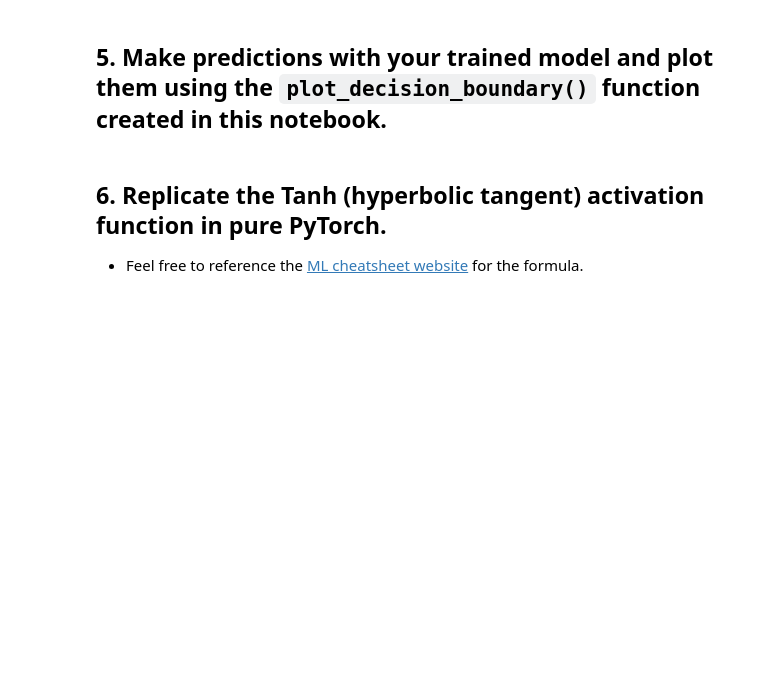
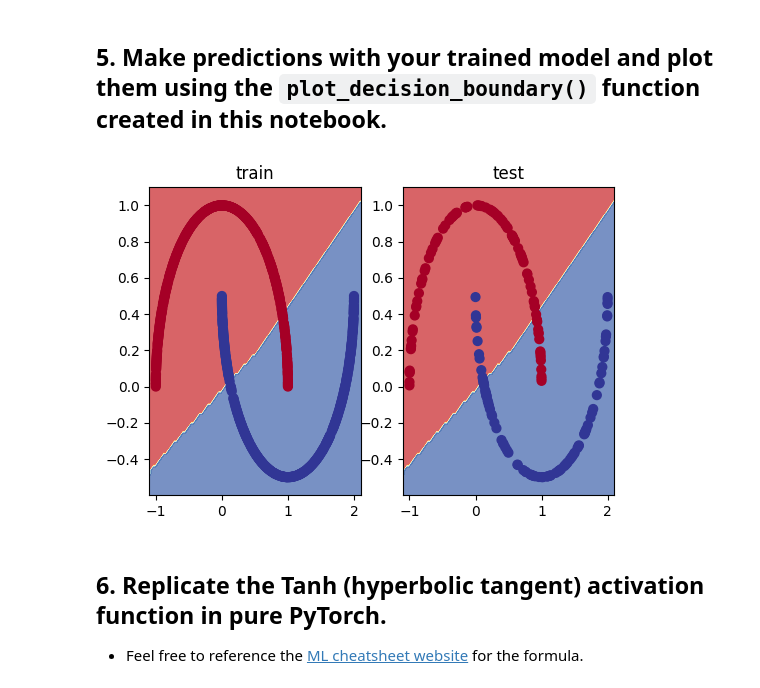
Before and after one commit to kishore779/Pytorch_Programming, a Jupyter notebook: exercises/02_pytorch_classification_exercises.ipynb, the cells around one changed output. Cells and saved outputs as stored; diff of their text form; code cells hidden in the pictures; blank space fills up the shorter version.

```diff
--- a/exercises/02_pytorch_classification_exercises.ipynb
+++ b/exercises/02_pytorch_classification_exercises.ipynb
@@ -45,6 +73,11 @@ import matplotlib.pyplot as plt
 # %%
 # Turn data into tensors of dtype float
-
+X = torch.from_numpy(X).type(torch.float)
+y = torch.from_numpy(y).type(torch.LongTensor)
 
 # Split the data into train and test sets (80% train, 20% test)
 from sklearn.model_selection import train_test_split
+
+X_train, X_test, y_train, y_test = train_test_split(X, y, test_size=0.2, random_state=42)\
+
+X_train[:5], y_train[:5], X_test[:5], y_test[:5]
@@ -57,11 +103,21 @@ from torch import nn
 
 # Inherit from nn.Module to make a model capable of fitting the mooon data
 class MoonModelV0(nn.Module):
-    ## Your code here ##
+    def __init__(self, input_features, output_features, hidden_units=8):
+      super().__init__()
+
+      self.linear_layer_stack = nn.Sequential(
+          nn.Linear(in_features= input_features, out_features=hidden_units),
+          nn.ReLU(),
+          nn.Linear(in_features=hidden_units, out_features=hidden_units),
+          nn.ReLU(),
+          nn.Linear(in_features=hidden_units, out_features=output_features)
+      )
 
     def forward(self, x):
-        ## Your code here ##
-        return
+        return self.linear_layer_stack(x)
 
 # Instantiate the model
+model_0 = MoonModelV0(input_features=2, output_features=1, hidden_units=8).to(device)
+model_0
 ## Your code here ##
@@ -69,8 +135,10 @@ class MoonModelV0(nn.Module):
 ## 3. Setup a binary classification compatible loss function and optimizer to use when training the model built in 2.
 # %%
 # Setup loss function
+loss_fn = nn.BCEWithLogitsLoss()
 
 # Setup optimizer to optimize model's parameters
+optimizer = torch.optim.SGD(params= model_0.parameters(), lr=0.01)
 # %% [markdown]
 ## 4. Create a training and testing loop to fit the model you created in 2 to the data you created in 1.
   * Do a forward pass of the model to see what's coming out in the form of logits, prediction probabilities and labels.
@@ -101,5 +169,5 @@ Pred labels:
 from torchmetrics import Accuracy
 
 ## TODO: Uncomment this code to use the Accuracy function
-# acc_fn = Accuracy(task="multiclass", num_classes=2).to(device) # send accuracy function to device
-# acc_fn
+acc_fn = Accuracy(task="multiclass", num_classes=2).to(device) # send accuracy function to device
+acc_fn
@@ -197,3 +286,14 @@ def plot_decision_boundary(model, X, y):
+# %%
+# Plot decision boundaries for training and test sets
+plt.figure(figsize=(6,4))
+plt.subplot(1,2,1)
+plt.title("train")
+plot_decision_boundary(model_0, X_train, y_train)
+plt.subplot(1,2,2)
+plt.title("test")
+plot_decision_boundary(model_0, X_test, y_test)
+# %% [output]
+[figure, added]
 # %% [markdown]
 ## 6. Replicate the Tanh (hyperbolic tangent) activation function in pure PyTorch.
   * Feel free to reference the [ML cheatsheet website](https://ml-cheatsheet.readthedocs.io/en/latest/activation_functions.html#tanh) for the formula.
```
Also changed, not shown: parts of 22 cells of this notebook.
